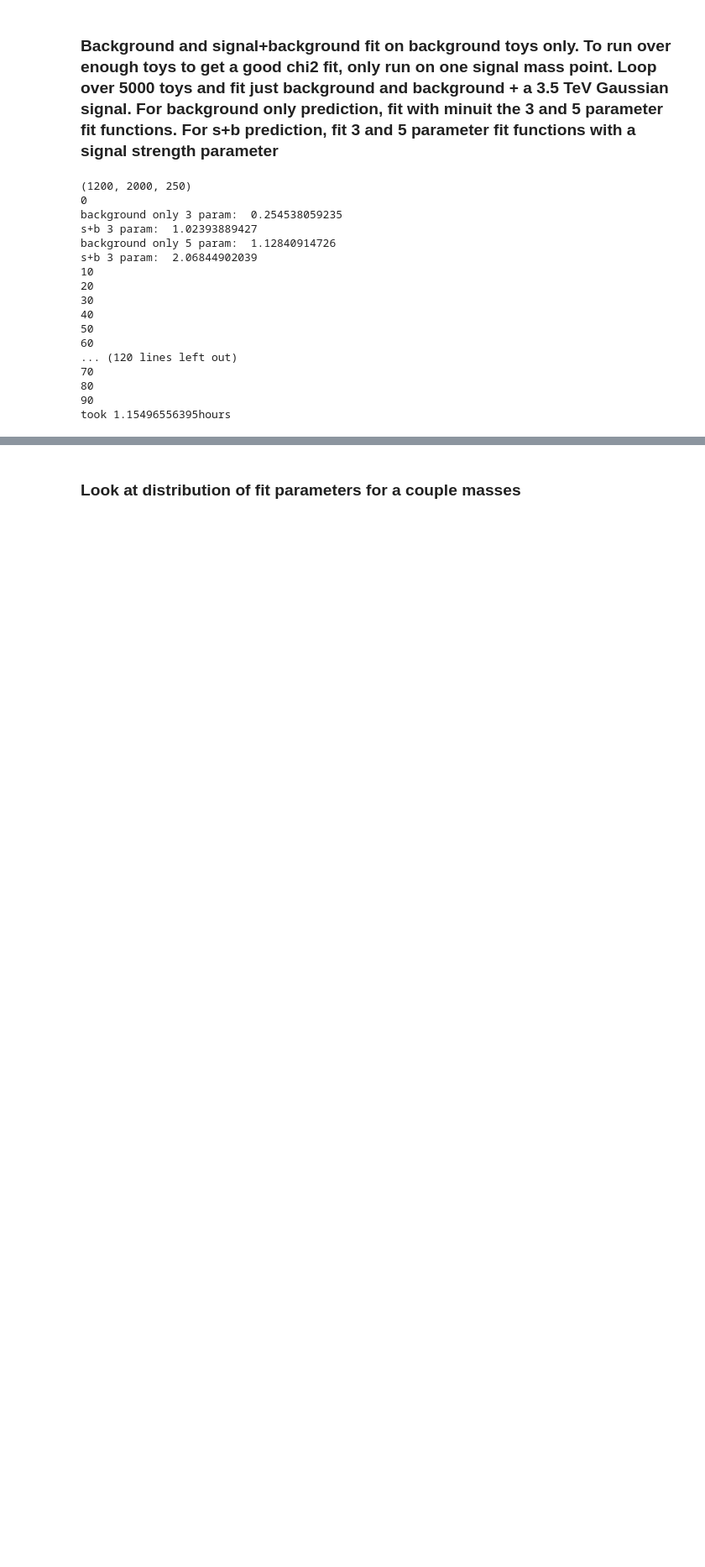
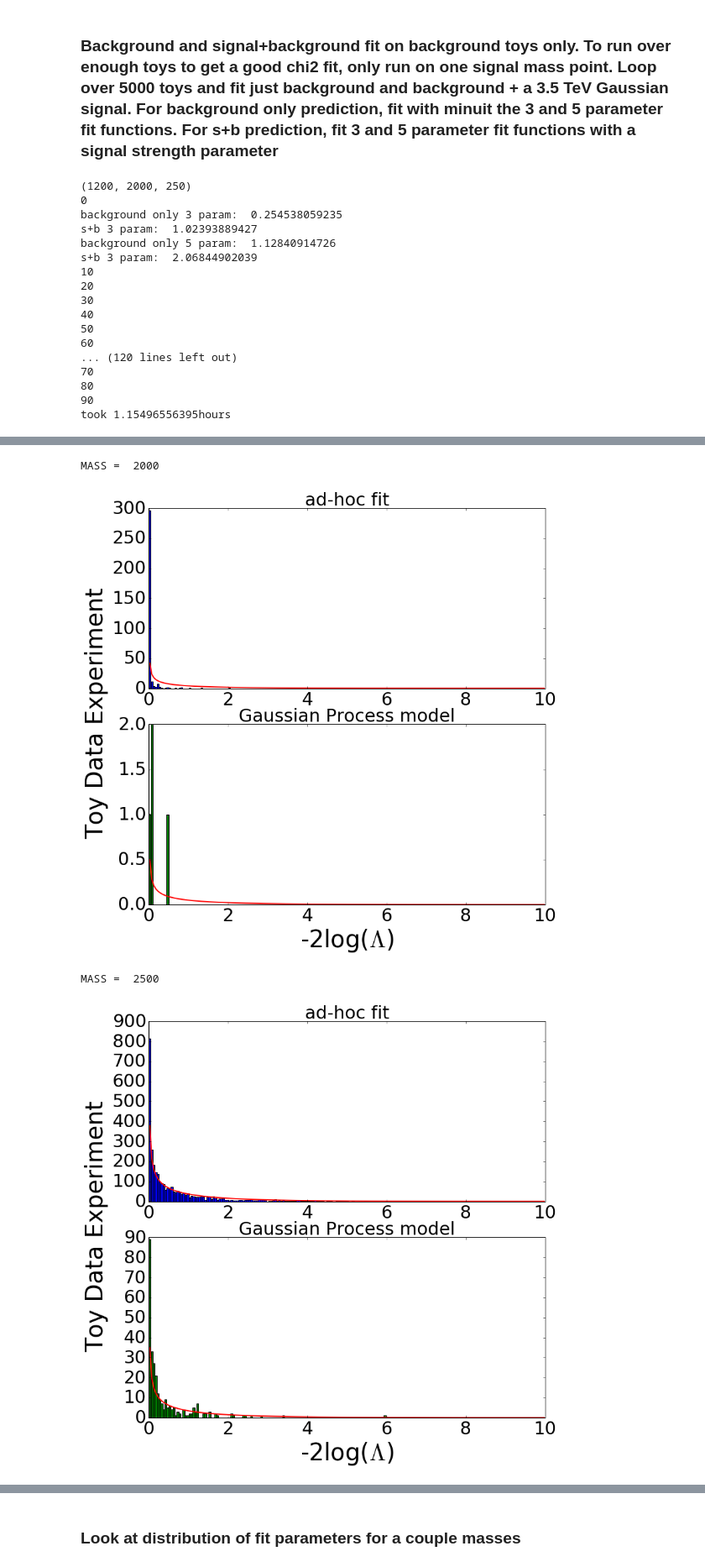
Before and after one commit to mfrate28/GP_Paper, a Jupyter notebook: LLHR_tests.ipynb, the cells around one changed output, grey strips where cells are left out. Shown at 84% size. Drawn from its saved outputs; the diff is of its cells as text; code cells hidden in the pictures; blank space fills up the shorter version.

```diff
--- a/LLHR_tests.ipynb
+++ b/LLHR_tests.ipynb
@@ -826 +813,24 @@ george, poisson % < -1:  0.0 , 0.0
 ... (6 outputs left out)
+# %%
+LLlistFF3={}
+LLlistGPP={}
+
+msignals = [standardParamSets[i][1] for i in range(len(standardParamSets))]
+
+GPlistP=[]
+for m in msignals:
+    print "MASS = ", m
+    LLlistFF3[m] = np.load("outputs/LLHR_3param_"+str(m)+"_noSignal.npy")
+    LLlistGPP[m] = np.load("outputs/LLHR_GP_Poisson_"+str(m)+"_noSignal.npy")
+    P = [s for s in LLlistGPP[m] if not (np.isinf(s) or np.isnan(s) or s < 0.0001)]
+    ff3 = [s for s in LLlistFF3[m] if not (np.isinf(s) or np.isnan(s) or s < 0.0001)]
+
+    P = [s for s in P if s > 0]
+
+    label = ""
+    makePrettyPlots_LLH(ff3, P, label, drawchi2=True, xname = r"-2log($\Lambda$)", label1 ="ad-hoc fit", label2 = "Gaussian Process model")
+# %% [output]
+MASS =  2000
+[figure, added]
+MASS =  2500
+[figure, added]
```
Also changed, not shown: parts of 5 cells of this notebook, 2 other files.
